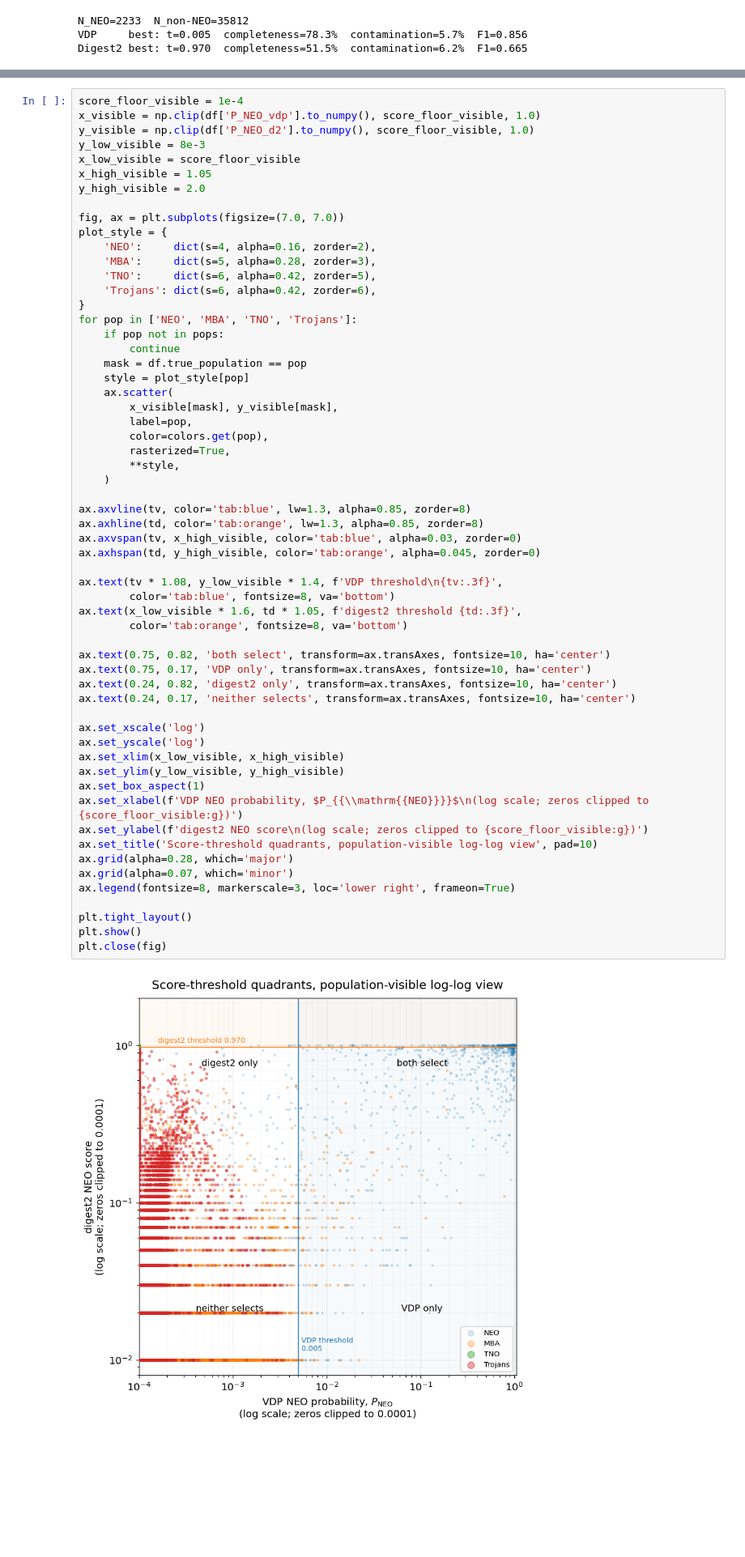
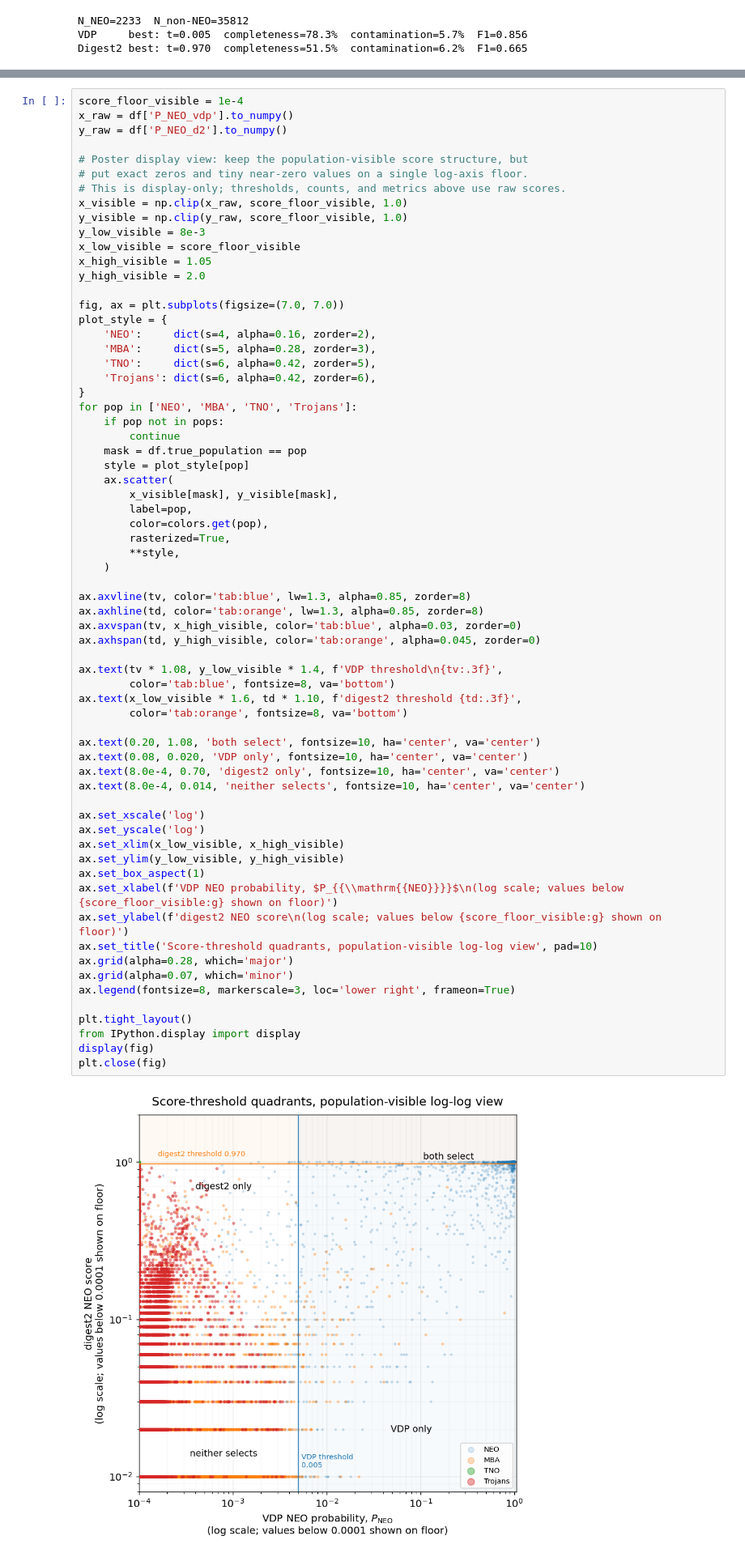
Before and after one commit to devanshi-s04/neomod, a Jupyter notebook: digest2_comparison.ipynb, the cells around one changed output, grey strips where cells are left out. Shown at 81% size. Saved outputs shown, nothing was run; the diff lists cells and outputs as text; blank space fills up the shorter version.

Commit message:
comparison with digest2

```diff
--- a/digest2_comparison.ipynb
+++ b/digest2_comparison.ipynb
@@ -292,8 +313,14 @@ The linear quadrant plot hides most of the structure near zero. This version use
 The `1e-2` display floor makes the plot compact but hides the TNO/Trojan structure by clipping too aggressively. This version keeps a lower score floor and plots NEOs first, then the non-NEO populations on top, so the distant-population disagreement region remains visible.
 # %%
 score_floor_visible = 1e-4
-x_visible = np.clip(df['P_NEO_vdp'].to_numpy(), score_floor_visible, 1.0)
-y_visible = np.clip(df['P_NEO_d2'].to_numpy(), score_floor_visible, 1.0)
+x_raw = df['P_NEO_vdp'].to_numpy()
+y_raw = df['P_NEO_d2'].to_numpy()
+
+# Poster display view: keep the population-visible score structure, but
+# put exact zeros and tiny near-zero values on a single log-axis floor.
+# This is display-only; thresholds, counts, and metrics above use raw scores.
+x_visible = np.clip(x_raw, score_floor_visible, 1.0)
+y_visible = np.clip(y_raw, score_floor_visible, 1.0)
 y_low_visible = 8e-3
 x_low_visible = score_floor_visible
 x_high_visible = 1.05
@@ -315,39 +342,40 @@ for pop in ['NEO', 'MBA', 'TNO', 'Trojans']:
         x_visible[mask], y_visible[mask],
         label=pop,
         color=colors.get(pop),
         rasterized=True,
         **style,
     )
 
 ax.axvline(tv, color='tab:blue', lw=1.3, alpha=0.85, zorder=8)
 ax.axhline(td, color='tab:orange', lw=1.3, alpha=0.85, zorder=8)
 ax.axvspan(tv, x_high_visible, color='tab:blue', alpha=0.03, zorder=0)
 ax.axhspan(td, y_high_visible, color='tab:orange', alpha=0.045, zorder=0)
 
 ax.text(tv * 1.08, y_low_visible * 1.4, f'VDP threshold\n{tv:.3f}',
         color='tab:blue', fontsize=8, va='bottom')
-ax.text(x_low_visible * 1.6, td * 1.05, f'digest2 threshold {td:.3f}',
+ax.text(x_low_visible * 1.6, td * 1.10, f'digest2 threshold {td:.3f}',
         color='tab:orange', fontsize=8, va='bottom')
 
-ax.text(0.75, 0.82, 'both select', transform=ax.transAxes, fontsize=10, ha='center')
-ax.text(0.75, 0.17, 'VDP only', transform=ax.transAxes, fontsize=10, ha='center')
-ax.text(0.24, 0.82, 'digest2 only', transform=ax.transAxes, fontsize=10, ha='center')
-ax.text(0.24, 0.17, 'neither selects', transform=ax.transAxes, fontsize=10, ha='center')
+ax.text(0.20, 1.08, 'both select', fontsize=10, ha='center', va='center')
+ax.text(0.08, 0.020, 'VDP only', fontsize=10, ha='center', va='center')
+ax.text(8.0e-4, 0.70, 'digest2 only', fontsize=10, ha='center', va='center')
+ax.text(8.0e-4, 0.014, 'neither selects', fontsize=10, ha='center', va='center')
 
 ax.set_xscale('log')
 ax.set_yscale('log')
 ax.set_xlim(x_low_visible, x_high_visible)
 ax.set_ylim(y_low_visible, y_high_visible)
 ax.set_box_aspect(1)
-ax.set_xlabel(f'VDP NEO probability, $P_{{\\mathrm{{NEO}}}}$\n(log scale; zeros clipped to {score_floor_visible:g})')
-ax.set_ylabel(f'digest2 NEO score\n(log scale; zeros clipped to {score_floor_visible:g})')
+ax.set_xlabel(f'VDP NEO probability, $P_{{\\mathrm{{NEO}}}}$\n(log scale; values below {score_floor_visible:g} shown on floor)')
+ax.set_ylabel(f'digest2 NEO score\n(log scale; values below {score_floor_visible:g} shown on floor)')
 ax.set_title('Score-threshold quadrants, population-visible log-log view', pad=10)
 ax.grid(alpha=0.28, which='major')
 ax.grid(alpha=0.07, which='minor')
 ax.legend(fontsize=8, markerscale=3, loc='lower right', frameon=True)
 
 plt.tight_layout()
-plt.show()
+from IPython.display import display
+display(fig)
 plt.close(fig)
 # %% [output]
-[figure, old version]
+[figure, new version]
```
Also changed, not shown: parts of 21 cells of this notebook.
